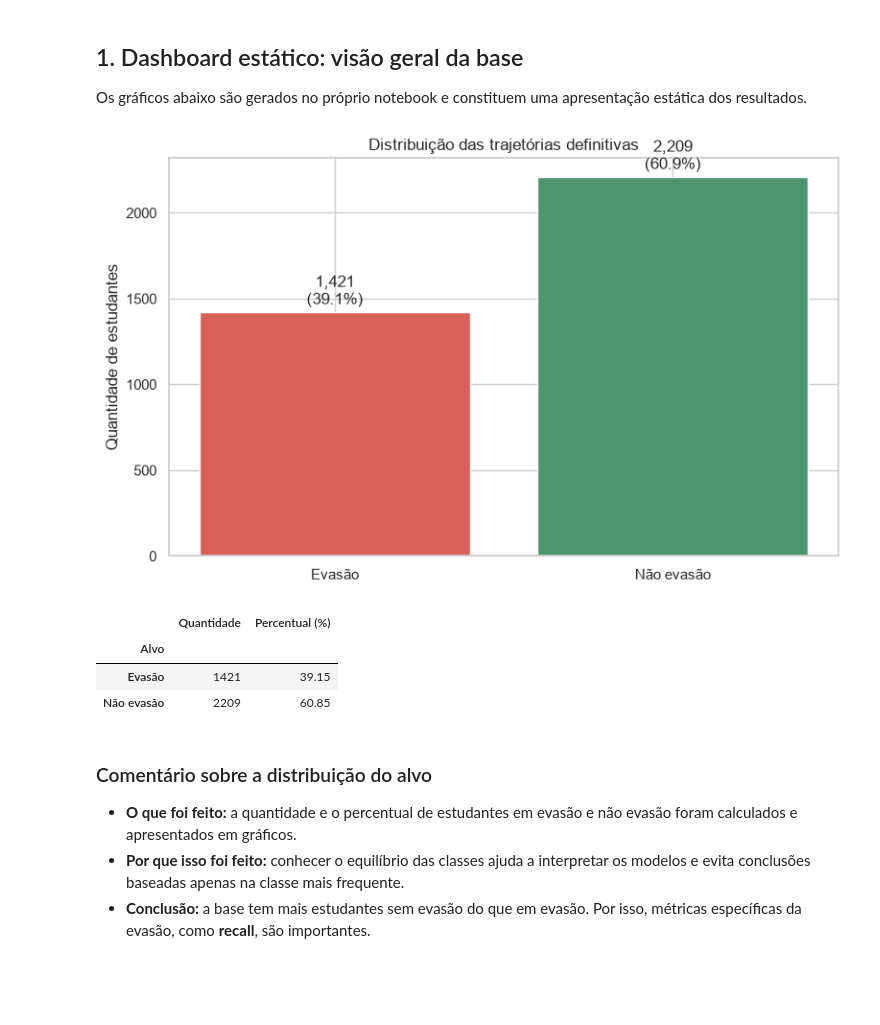
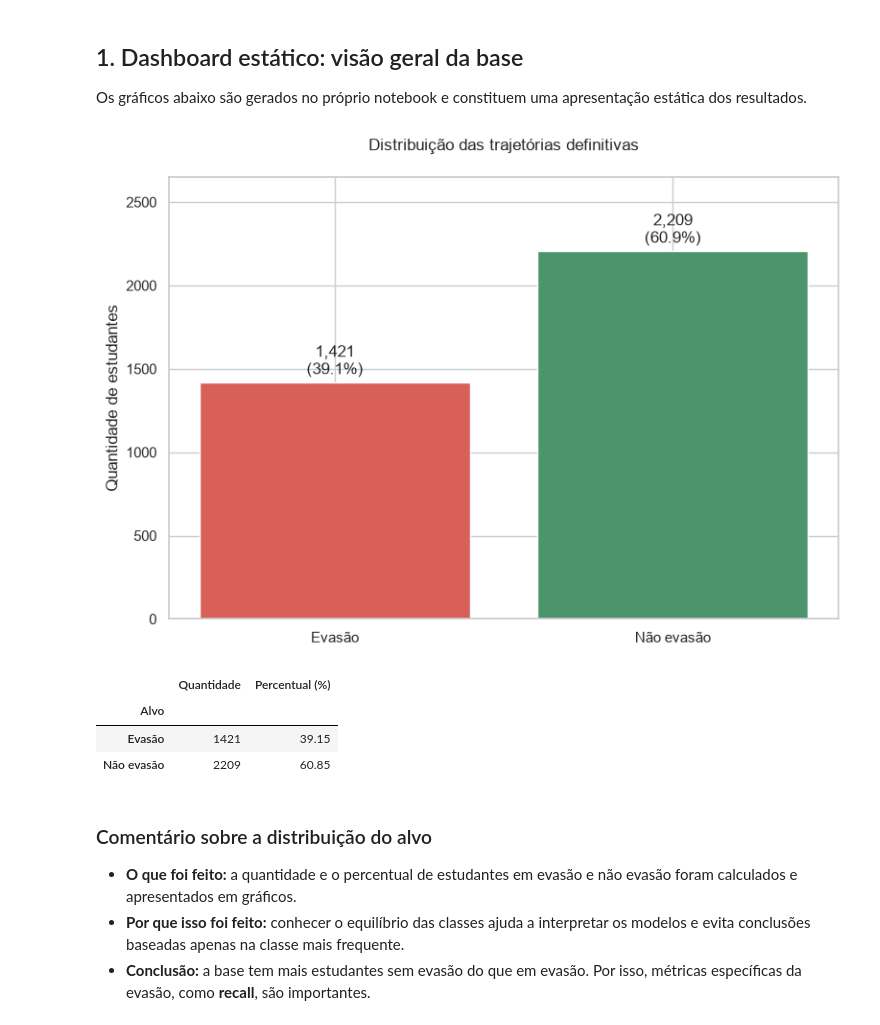
Before and after one commit to AdriMayc/projeto-evasao-escolar, a Jupyter notebook: ML/evasao_escolar_2_classes.ipynb, the cells around one changed output. Saved outputs shown, nothing was run; the diff lists cells and outputs as text; code cells hidden in the pictures; blank space fills up the shorter version.

```diff
--- a/projeto_evasao_escolar.ipynb
+++ b/ML/evasao_escolar_2_classes.ipynb
@@ -22,6 +22,8 @@ from sklearn.tree import DecisionTreeClassifier
 sns.set_theme(style="whitegrid", palette="deep")
 RANDOM_STATE = 42
 DATA_PATH = Path("data") / "data.csv"
+if not DATA_PATH.exists():
+    DATA_PATH = Path("..") / "data" / "data.csv"
 
 if not DATA_PATH.exists():
     raise FileNotFoundError(f"Arquivo não encontrado: {DATA_PATH.resolve()}")
@@ -125,21 +127,22 @@ Os gráficos abaixo são gerados no próprio notebook e constituem uma apresenta
 # %%
 contagem = df["Alvo"].map({0: "Não evasão", 1: "Evasão"}).value_counts().reindex(["Evasão", "Não evasão"])
 percentual = contagem / contagem.sum() * 100
 
-fig, ax = plt.subplots(figsize=(8, 5))
+fig, ax = plt.subplots(figsize=(8, 6))
 bars = ax.bar(contagem.index, contagem.values, color=["#d95f59", "#4c956c"])
-ax.set_title("Distribuição das trajetórias definitivas")
+ax.set_title("Distribuição das trajetórias definitivas", pad=20)
 ax.set_ylabel("Quantidade de estudantes")
 ax.set_xlabel("")
+ax.set_ylim(0, contagem.max() * 1.20)
 for bar, qtd, pct in zip(bars, contagem, percentual):
     ax.text(bar.get_x() + bar.get_width() / 2, bar.get_height() + 20,
             f"{qtd:,}\n({pct:.1f}%)", ha="center", va="bottom")
-plt.tight_layout()
+plt.tight_layout(rect=[0, 0, 1, 0.94])
 plt.show()
 
 pd.DataFrame({"Quantidade": contagem, "Percentual (%)": percentual.round(2)})
 # %% [output]
-[figure, old version]
+[figure, new version]
 |  | Quantidade | Percentual (%) |
 | Alvo |  |  |
 | Evasão | 1421 | 39.15 |
```
Also changed, not shown: 3 other files.
